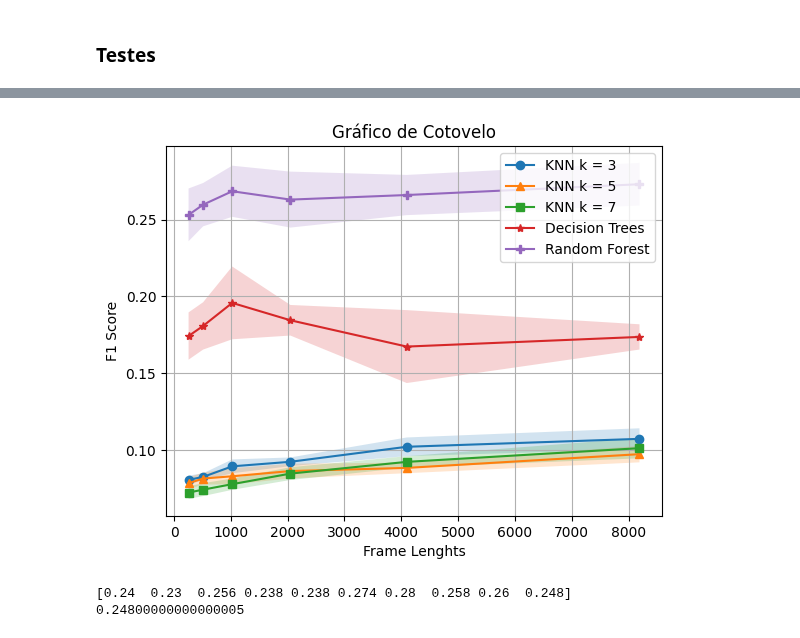
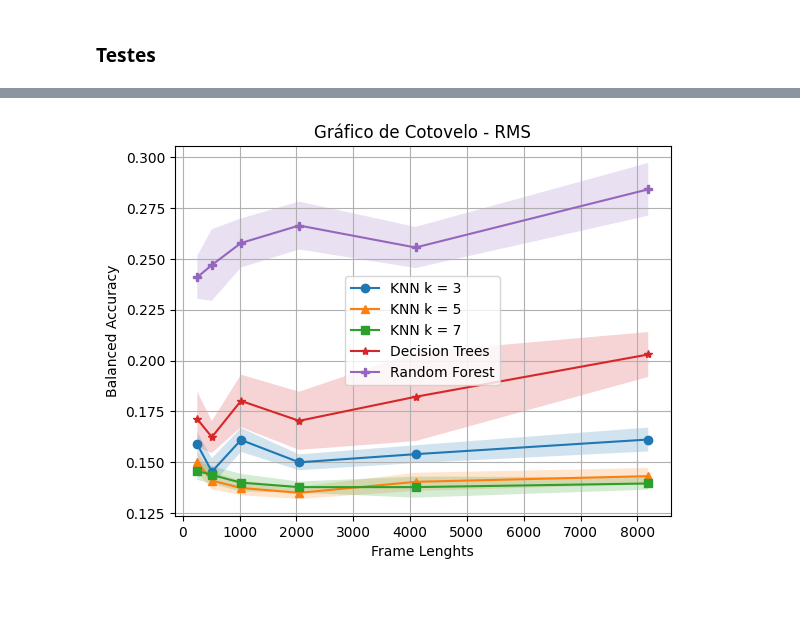
Before and after one commit to andryll/MGR-IC, a Jupyter notebook: codes/MGR.ipynb, the cells around one changed output, grey strips where cells are left out. Drawn from its saved outputs; the diff is of its cells as text; code cells hidden in the pictures; blank space fills up the shorter version.

```diff
--- a/codes/MGR.ipynb
+++ b/codes/MGR.ipynb
@@ -228,7 +235,8 @@ def elbowKNN(dflist, n_neigh, seed):
 
         neigh.fit(X_train[i], Y_train[i])
         Y_predict = neigh.predict(X_test[i])
-        auxlist.append(f1_score(Y_test[i], Y_predict, average='weighted'))
+        #auxlist.append(f1_score(Y_test[i], Y_predict, average='weighted'))
+        auxlist.append(balanced_accuracy_score(Y_test[i], Y_predict))
 
     scorelist.append(np.mean(np.array(auxlist), axis = 0))
 
@@ -249,7 +257,8 @@ def elbowTree(dflist, seed):
 
         clf.fit(X_train[i], Y_train[i])
         Y_predict = clf.predict(X_test[i])
-        auxlist.append(f1_score(Y_test[i], Y_predict, average='weighted'))
+        # auxlist.append(f1_score(Y_test[i], Y_predict, average='weighted'))
+        auxlist.append(balanced_accuracy_score(Y_test[i], Y_predict))
 
     scorelist.append(np.mean(np.array(auxlist), axis = 0))
 
@@ -270,7 +279,8 @@ def elbowRF(dflist, seed):
 
         rf.fit(X_train[i], Y_train[i])
         Y_predict = rf.predict(X_test[i])
-        auxlist.append(f1_score(Y_test[i], Y_predict, average='weighted'))
+        # auxlist.append(f1_score(Y_test[i], Y_predict, average='weighted'))
+        auxlist.append(balanced_accuracy_score(Y_test[i], Y_predict))
 
     scorelist.append(np.mean(np.array(auxlist), axis = 0))
 
@@ -287,7 +297,7 @@ frame_lenghts = [256, 512, 1024, 2048, 4096, 8192]
 
 dflist = []
 for f in frame_lenghts:
-  dflist.append(featureExtraction(songs, 'zcr', 44100, frame=f))
+  dflist.append(featureExtraction(songs, 'rms', 44100, frame=f))
 
 #dflist[3].head()
 # %%
@@ -349,32 +357,22 @@ for score in scoreslist:
 # %%
 plt.plot(frame_lenghts, scoresmeans[0], label = 'KNN k = 3', marker = 'o')
 plt.plot(frame_lenghts, scoresmeans[1], label = 'KNN k = 5', marker = '^')
 plt.plot(frame_lenghts, scoresmeans[2], label = 'KNN k = 7', marker = 's')
 plt.plot(frame_lenghts, scoresmeans[3], label = 'Decision Trees', marker = '*')
 plt.plot(frame_lenghts, scoresmeans[4], label = 'Random Forest', marker = 'P')
 
 plt.fill_between(frame_lenghts, scoresmeans[0] + scoressds[0], scoresmeans[0] - scoressds[0], alpha = 0.2)
 plt.fill_between(frame_lenghts, scoresmeans[1] + scoressds[1], scoresmeans[1] - scoressds[1], alpha = 0.2)
 plt.fill_between(frame_lenghts, scoresmeans[2] + scoressds[2], scoresmeans[2] - scoressds[2], alpha = 0.2)
 plt.fill_between(frame_lenghts, scoresmeans[3] + scoressds[3], scoresmeans[3] - scoressds[3], alpha = 0.2)
 plt.fill_between(frame_lenghts, scoresmeans[4] + scoressds[4], scoresmeans[4] - scoressds[4], alpha = 0.2)
 
 plt.legend()
 plt.grid()
-plt.ylabel('F1 Score')
+plt.ylabel('Balanced Accuracy')
 plt.xlabel('Frame Lenghts')
-plt.title('Gráfico de Cotovelo')
+plt.title('Gráfico de Cotovelo - RMS')
+plt.savefig('rms.pdf')
 plt.show()
 # %% [output]
-[figure, old version]
+[figure, new version]
-# %%
-print(scoresmeans[4])
-num = 0
-for i in rfscores:
-  num += i[9]
-
-num = num/10
-print(num)
-# %% [output]
-[0.24  0.23  0.256 0.238 0.238 0.274 0.28  0.258 0.26  0.248]
-0.24800000000000005
```
Also changed, not shown: parts of 8 cells of this notebook.
